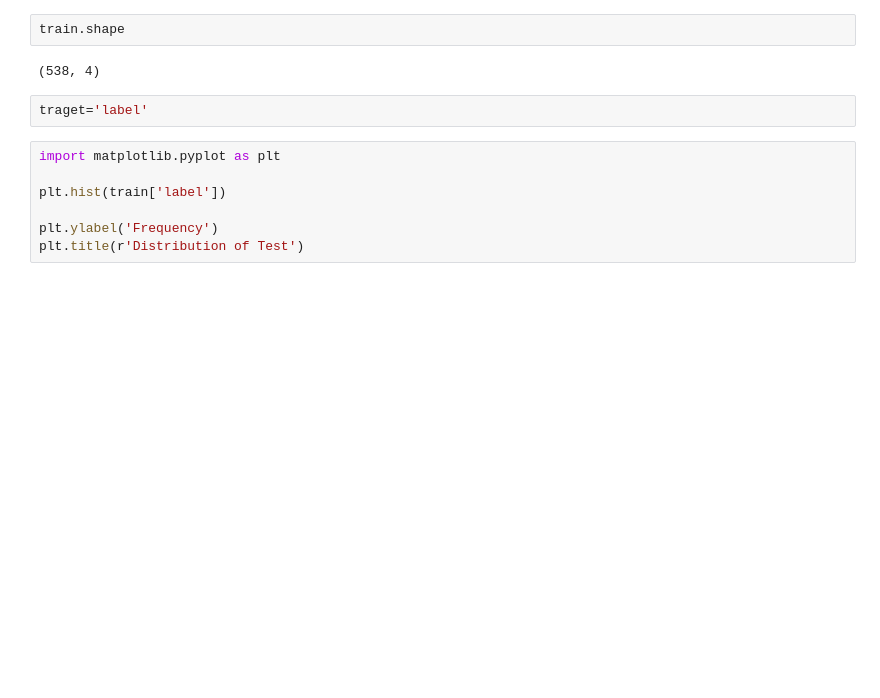
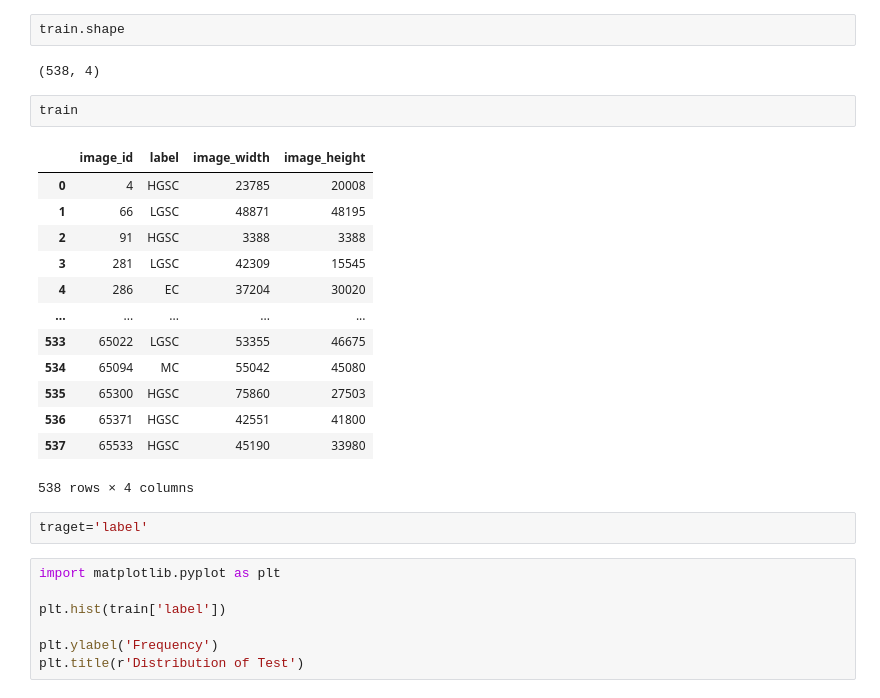
Before and after one commit to sreeproject/AI-, a Jupyter notebook: notebook5133f69036.ipynb, the cells around one changed output. Cells and saved outputs as stored; diff of their text form; blank space fills up the shorter version.

```diff
--- a/notebook5133f69036.ipynb
+++ b/notebook5133f69036.ipynb
@@ -110,6 +110,22 @@ sample_submission_df
 train.shape
 # %% [output]
 (538, 4)
+# %%
+train
+# %% [output]
+|  | image_id | label | image_width | image_height |
+| 0 | 4 | HGSC | 23785 | 20008 |
+| 1 | 66 | LGSC | 48871 | 48195 |
+| 2 | 91 | HGSC | 3388 | 3388 |
+| 3 | 281 | LGSC | 42309 | 15545 |
+| 4 | 286 | EC | 37204 | 30020 |
+| ... | ... | ... | ... | ... |
+| 533 | 65022 | LGSC | 53355 | 46675 |
+| 534 | 65094 | MC | 55042 | 45080 |
+| 535 | 65300 | HGSC | 75860 | 27503 |
+| 536 | 65371 | HGSC | 42551 | 41800 |
+| 537 | 65533 | HGSC | 45190 | 33980 |
+538 rows × 4 columns
 # %%
 traget='label'
 # %%
```
Also changed, not shown: parts of 6 cells of this notebook.
